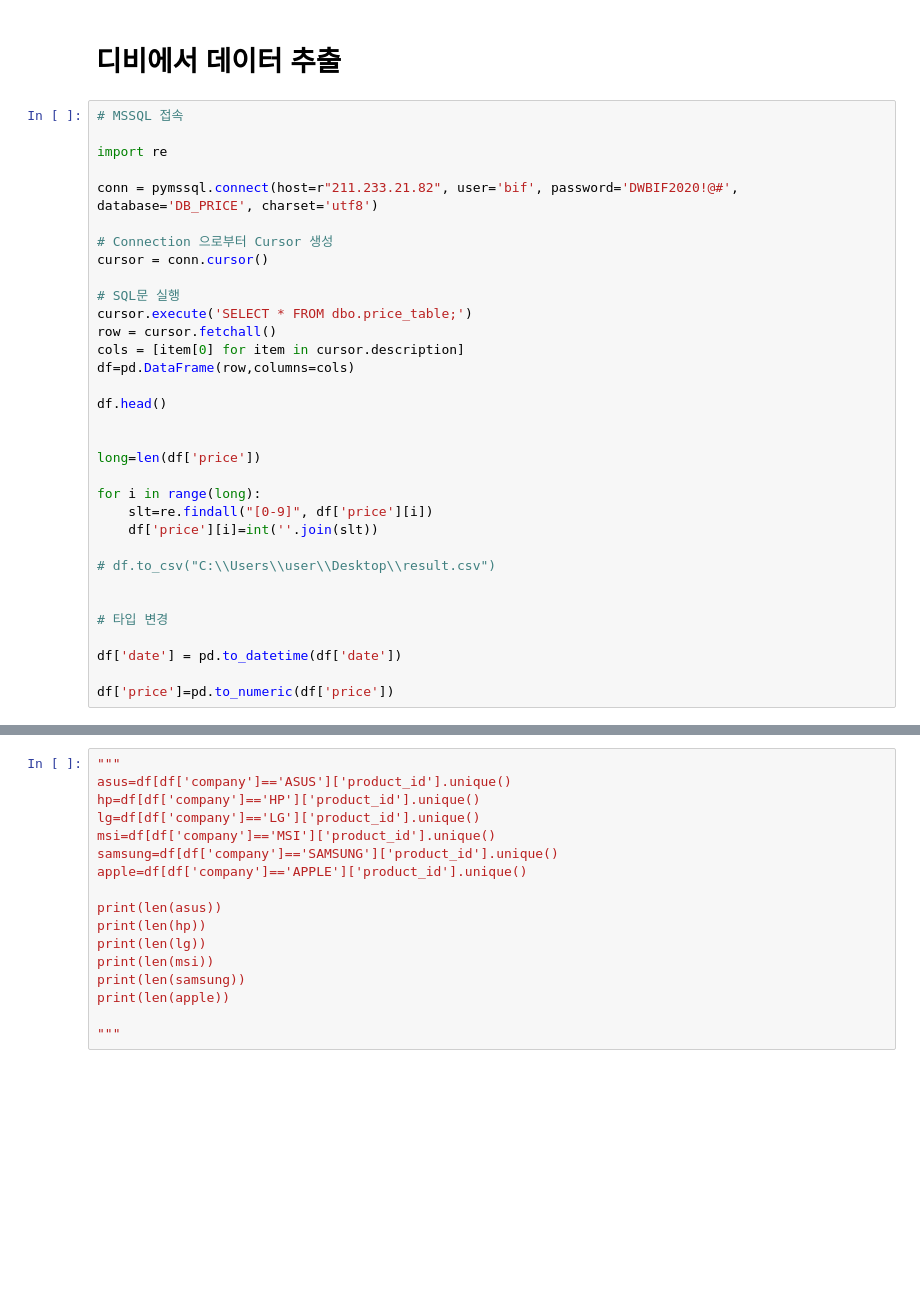
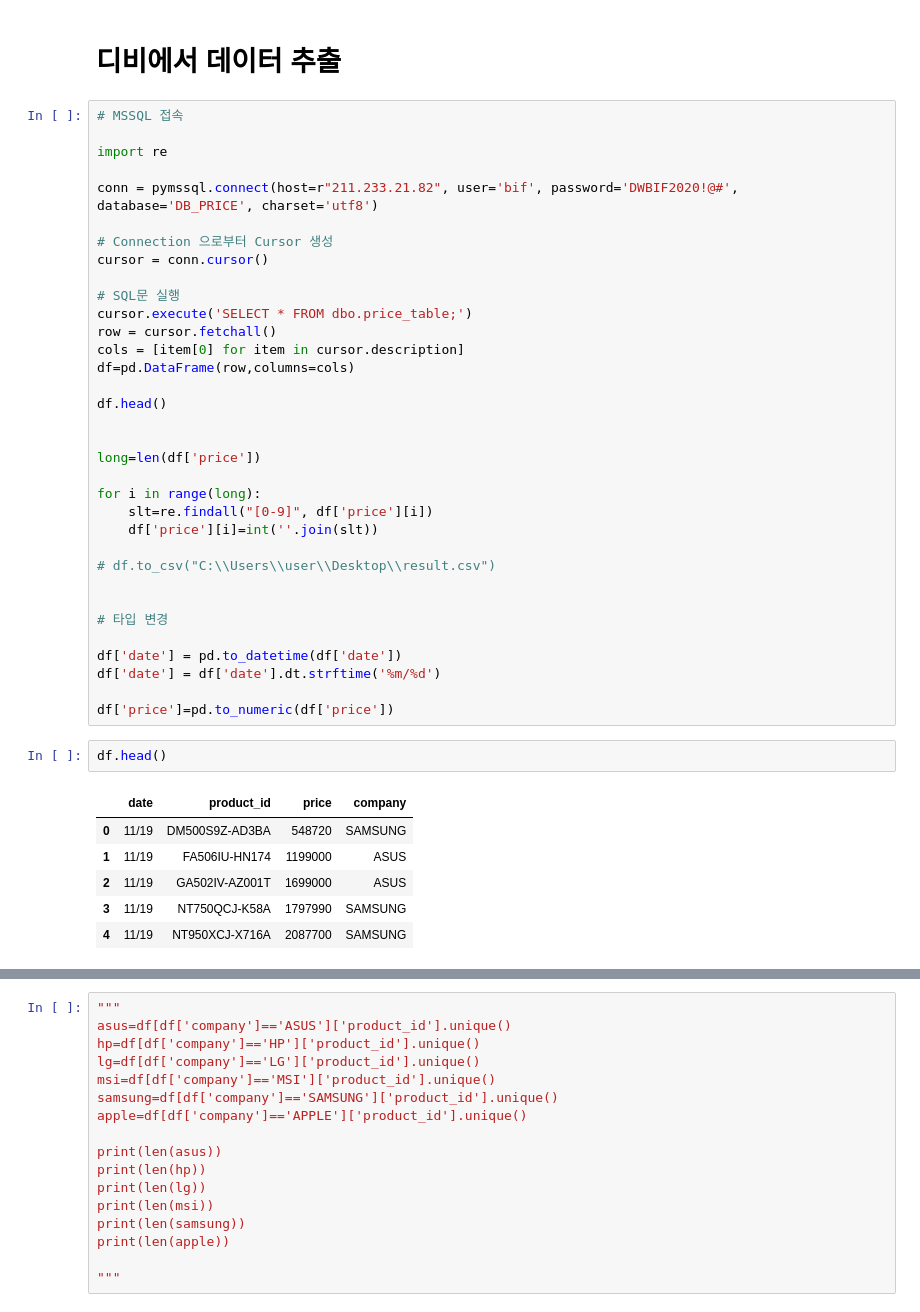
Before and after one commit to park-moonkyu/Crawling_Python, a Jupyter notebook: daewon_crawling.ipynb, the cells around one changed output, grey strips where cells are left out. Saved outputs shown, nothing was run; the diff lists cells and outputs as text; blank space fills up the shorter version.

```diff
--- a/daewon_crawling.ipynb
+++ b/daewon_crawling.ipynb
@@ -151,5 +151,15 @@ for i in range(long):
 # 타입 변경
 
 df['date'] = pd.to_datetime(df['date'])
+df['date'] = df['date'].dt.strftime('%m/%d')
 
 df['price']=pd.to_numeric(df['price'])
+# %%
+df.head()
+# %% [output]
+|  | date | product_id | price | company |
+| 0 | 11/19 | DM500S9Z-AD3BA | 548720 | SAMSUNG |
+| 1 | 11/19 | FA506IU-HN174 | 1199000 | ASUS |
+| 2 | 11/19 | GA502IV-AZ001T | 1699000 | ASUS |
+| 3 | 11/19 | NT750QCJ-K58A | 1797990 | SAMSUNG |
+| 4 | 11/19 | NT950XCJ-X716A | 2087700 | SAMSUNG |
```
Also changed, not shown: parts of 5 cells of this notebook, 5 other files.
